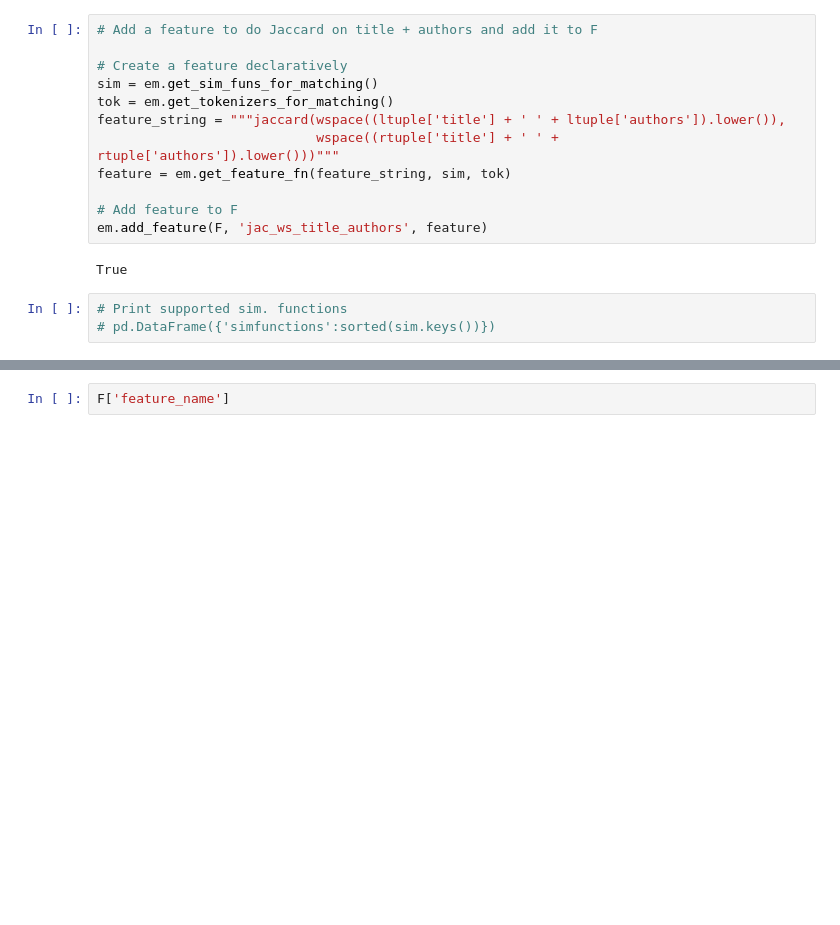
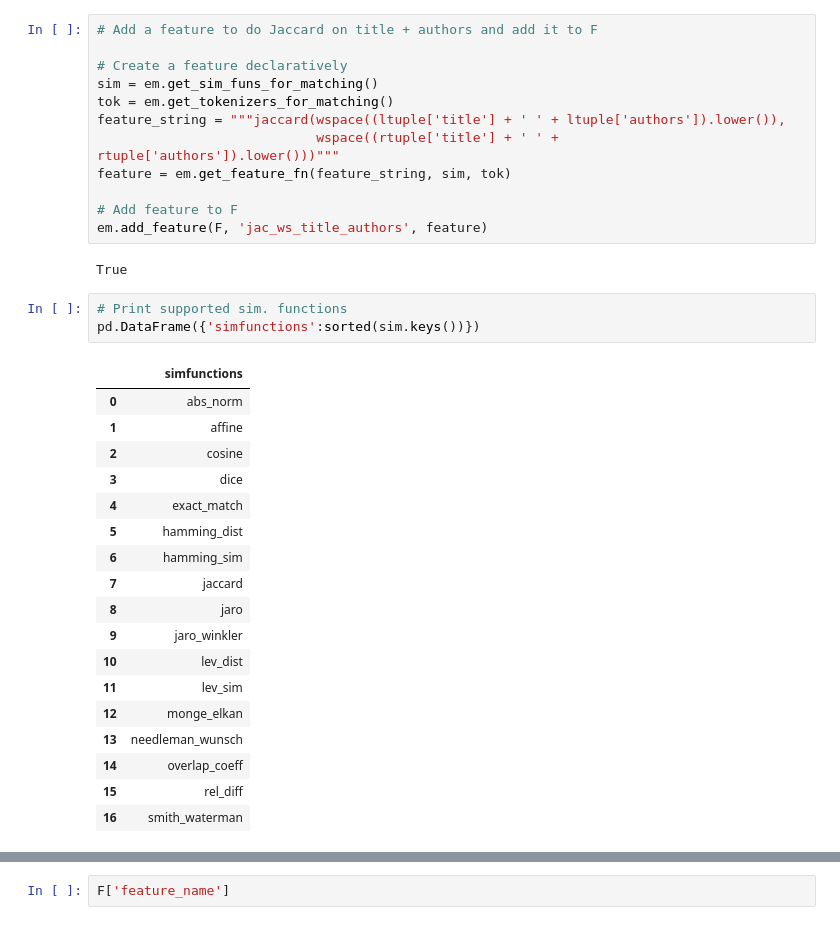
Before and after one commit to shrunambiar/py_entitymatching, a Jupyter notebook: notebooks/how-to-guides/Demo/mur_demo/Demo_notebook_v6.ipynb, the cells around one changed output, grey strips where cells are left out. Saved outputs shown, nothing was run; the diff lists cells and outputs as text; blank space fills up the shorter version.

```diff
--- a/notebooks/how-to-guides/Demo/mur_demo/Demo_notebook_v6.ipynb
+++ b/notebooks/how-to-guides/Demo/mur_demo/Demo_notebook_v6.ipynb
@@ -295,6 +288,25 @@ em.add_feature(F, 'jac_ws_title_authors', feature)
 True
 # %%
 # Print supported sim. functions
-# pd.DataFrame({'simfunctions':sorted(sim.keys())})
+pd.DataFrame({'simfunctions':sorted(sim.keys())})
+# %% [output]
+|  | simfunctions |
+| 0 | abs_norm |
+| 1 | affine |
+| 2 | cosine |
+| 3 | dice |
+| 4 | exact_match |
+| 5 | hamming_dist |
+| 6 | hamming_sim |
+| 7 | jaccard |
+| 8 | jaro |
+| 9 | jaro_winkler |
+| 10 | lev_dist |
+| 11 | lev_sim |
+| 12 | monge_elkan |
+| 13 | needleman_wunsch |
+| 14 | overlap_coeff |
+| 15 | rel_diff |
+| 16 | smith_waterman |
 # %%
 # Print supported tokenizers
```
Also changed, not shown: parts of 10 cells of this notebook, 1 other file.
